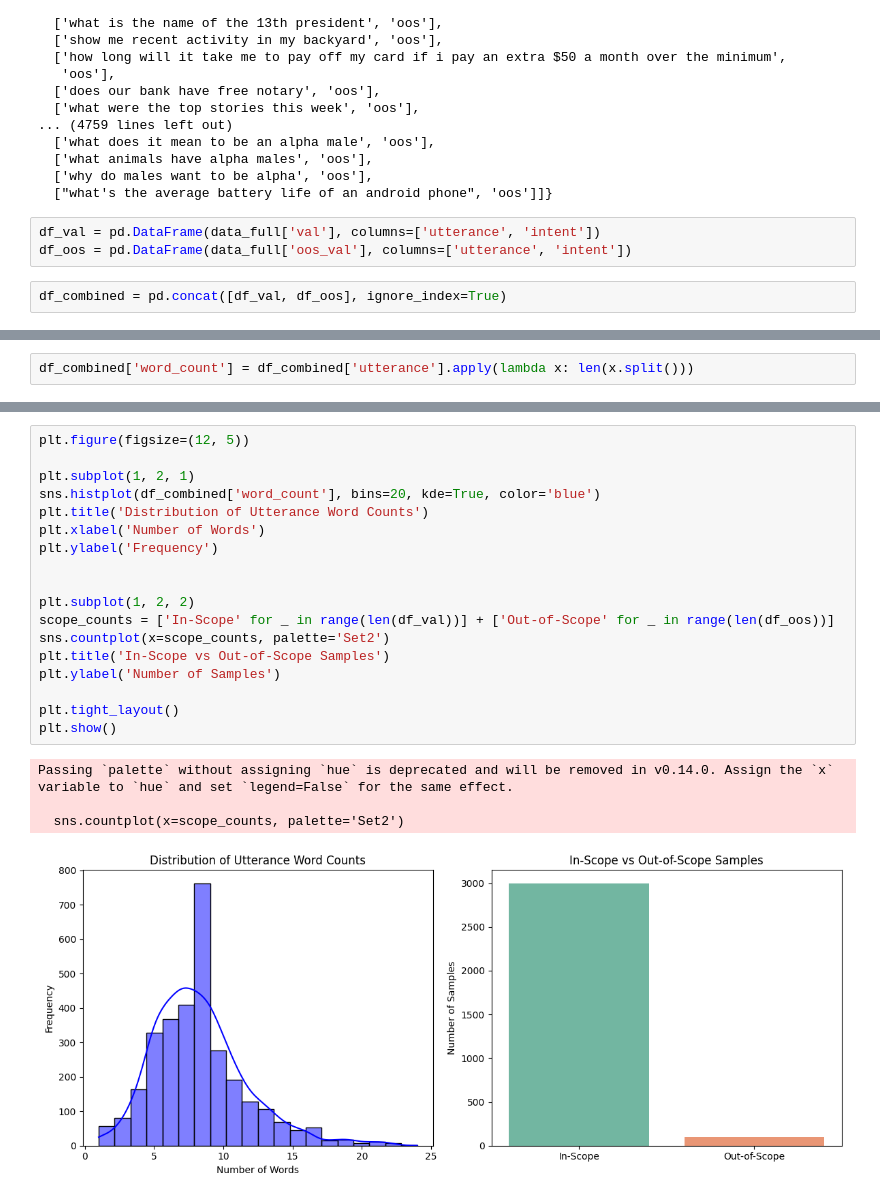
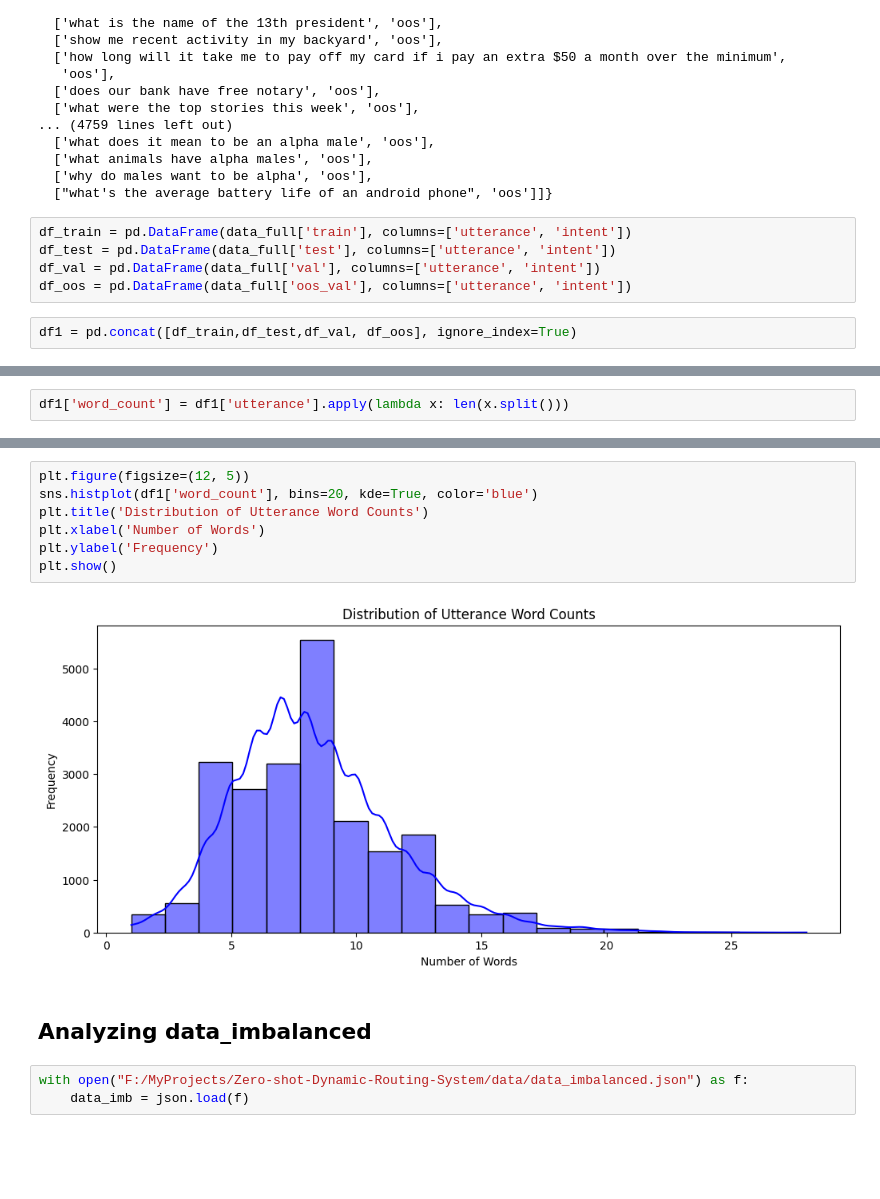
Before and after one commit to RitamRixx/Zero-shot-Dynamic-Routing-System, a Jupyter notebook: notebooks/1_eda.ipynb, the cells around one changed output, grey strips where cells are left out. Saved outputs shown, nothing was run; the diff lists cells and outputs as text; blank space fills up the shorter version.

```diff
--- a/notebooks/1_eda.ipynb
+++ b/notebooks/1_eda.ipynb
@@ -30,8 +30,10 @@ data_full
   ['why do males want to be alpha', 'oos'],
   ["what's the average battery life of an android phone", 'oos']]}
 # %%
+df_train = pd.DataFrame(data_full['train'], columns=['utterance', 'intent'])
+df_test = pd.DataFrame(data_full['test'], columns=['utterance', 'intent'])
 df_val = pd.DataFrame(data_full['val'], columns=['utterance', 'intent'])
 df_oos = pd.DataFrame(data_full['oos_val'], columns=['utterance', 'intent'])
 # %%
-df_combined = pd.concat([df_val, df_oos], ignore_index=True)
+df1 = pd.concat([df_train,df_test,df_val, df_oos], ignore_index=True)
 # %%
@@ -78,4 +79,4 @@ where_are_you_from           20
 Name: count, dtype: int64
 # %%
-df_combined['word_count'] = df_combined['utterance'].apply(lambda x: len(x.split()))
+df1['word_count'] = df1['utterance'].apply(lambda x: len(x.split()))
 # %%
@@ -92,24 +93,15 @@ max        24.000000
 Name: word_count, dtype: float64
 # %%
 plt.figure(figsize=(12, 5))
-
-plt.subplot(1, 2, 1)
-sns.histplot(df_combined['word_count'], bins=20, kde=True, color='blue')
+sns.histplot(df1['word_count'], bins=20, kde=True, color='blue')
 plt.title('Distribution of Utterance Word Counts')
 plt.xlabel('Number of Words')
 plt.ylabel('Frequency')
-
-
-plt.subplot(1, 2, 2)
-scope_counts = ['In-Scope' for _ in range(len(df_val))] + ['Out-of-Scope' for _ in range(len(df_oos))]
-sns.countplot(x=scope_counts, palette='Set2')
-plt.title('In-Scope vs Out-of-Scope Samples')
-plt.ylabel('Number of Samples')
-
-plt.tight_layout()
 plt.show()
 # %% [output]
-Passing `palette` without assigning `hue` is deprecated and will be removed in v0.14.0. Assign the `x` variable to `hue` and set `legend=False` for the same effect.
-
-  sns.countplot(x=scope_counts, palette='Set2')
-[figure, old version]
+[figure, new version]
+# %% [markdown]
+## Analyzing data_imbalanced
+# %%
+with open("F:/MyProjects/Zero-shot-Dynamic-Routing-System/data/data_imbalanced.json") as f:
+    data_imb = json.load(f)
```
Also changed, not shown: parts of 24 cells of this notebook, 1 other file.
